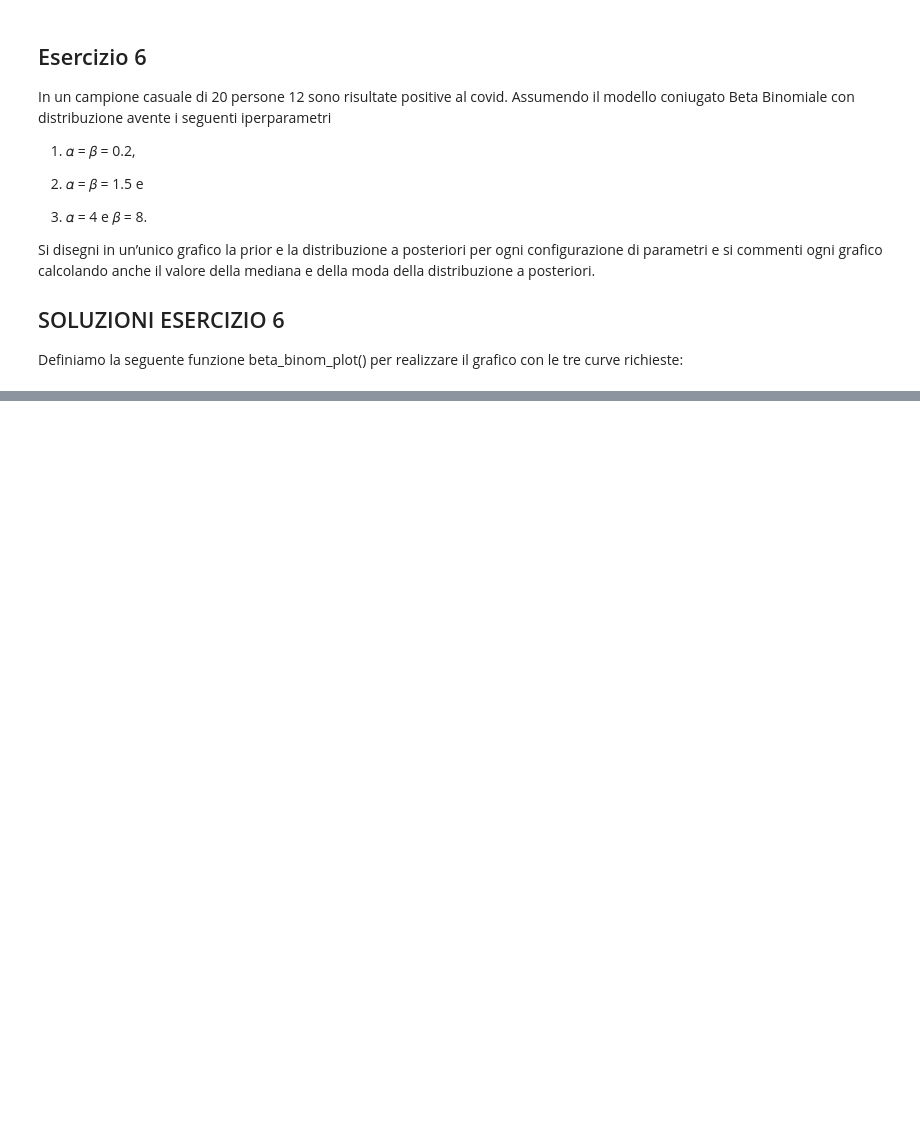
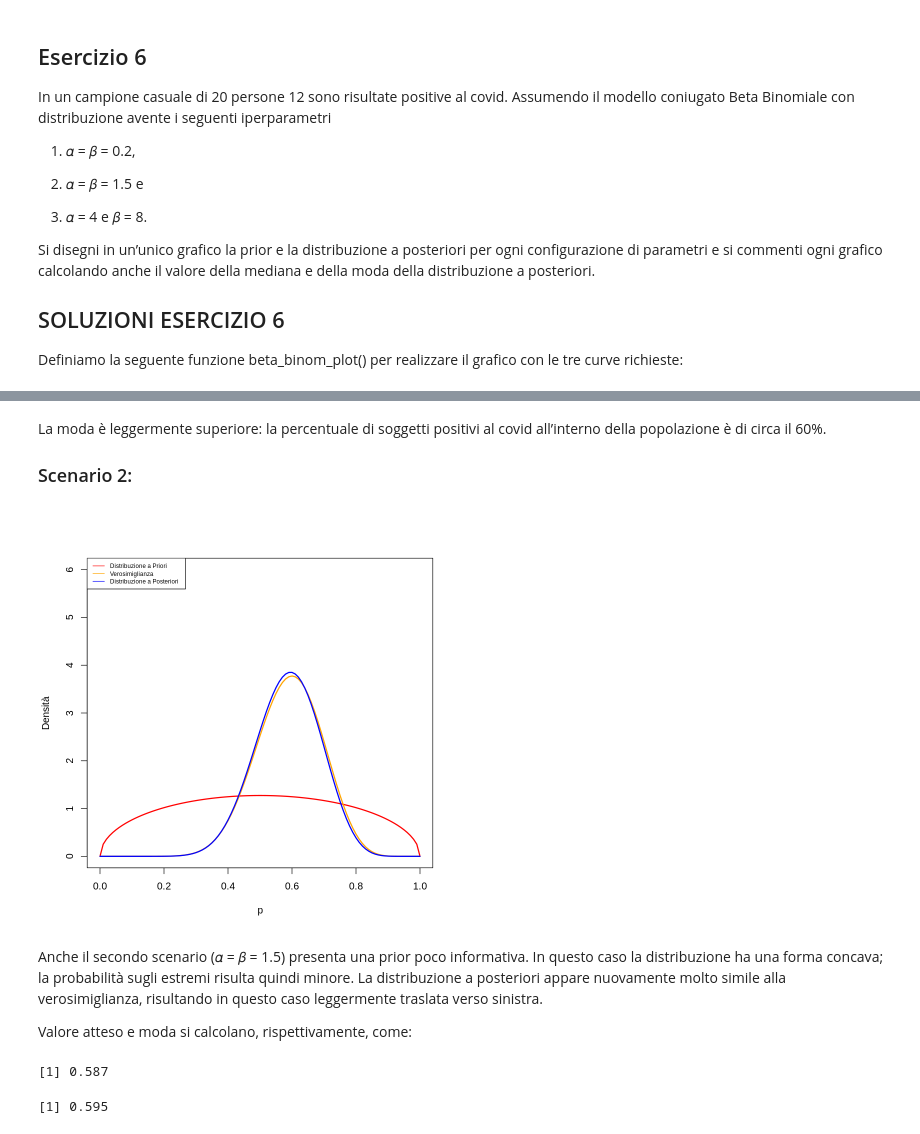
Before and after one commit to NikolayLenkovNikolaev/Bayesian_Statistics, a Jupyter notebook: Bayes_Analysis.ipynb, the cells around one changed output, grey strips where cells are left out. Drawn from its saved outputs; the diff is of its cells as text; code cells hidden in the pictures; blank space fills up the shorter version.

```diff
--- a/Bayes_Analysis.ipynb
+++ b/Bayes_Analysis.ipynb
@@ -666,0 +720,25 @@ Definiamo la seguente funzione beta_binom_plot() per realizzare il grafico con l
+# %% [markdown]
+La moda è leggermente superiore: la percentuale di soggetti positivi al covid all’interno della
+popolazione è di circa il 60%.
+
+### Scenario 2:
+# %%
+n <- 20
+k <- 12
+a <- 1.5; b <- 1.5
+beta_binom_plot(a, b, n, k, ylim = c(0, 6))
+# %% [output]
+[figure, added]
+# %% [markdown]
+Anche il secondo scenario (𝛼 = 𝛽 = 1.5) presenta una prior poco informativa. In questo caso
+la distribuzione ha una forma concava; la probabilità sugli estremi risulta quindi minore. La
+distribuzione a posteriori appare nuovamente molto simile alla verosimiglianza, risultando in questo
+caso leggermente traslata verso sinistra.
+
+Valore atteso e moda si calcolano, rispettivamente, come:
+# %%
+round((a+k)/(a+b+n), 3)
+round((k+a-1)/(n+a+b-2),3)
+# %% [output]
+[1] 0.587
+[1] 0.595
```
Also changed, not shown: parts of 71 cells of this notebook.
